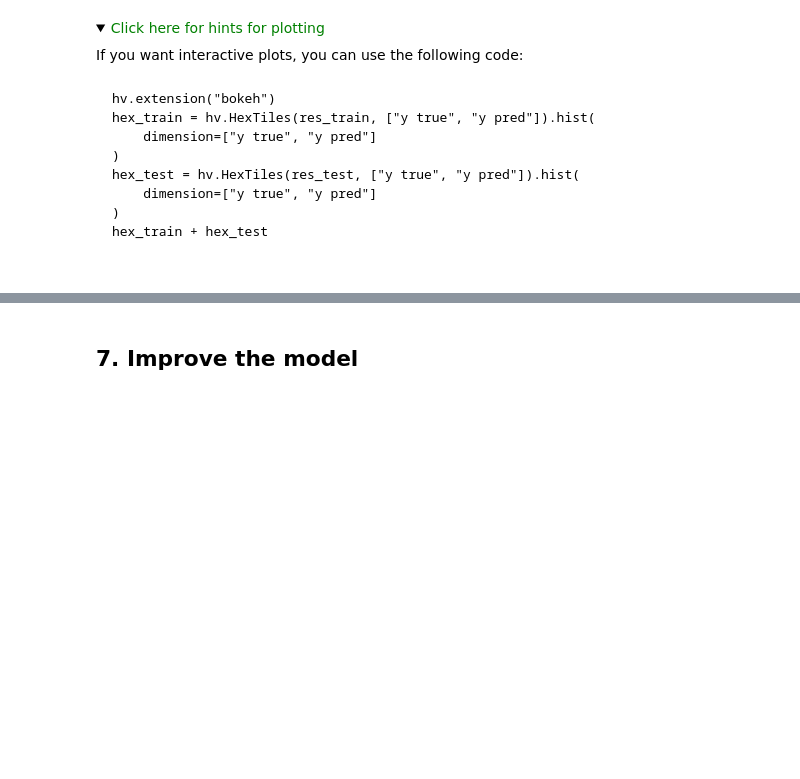
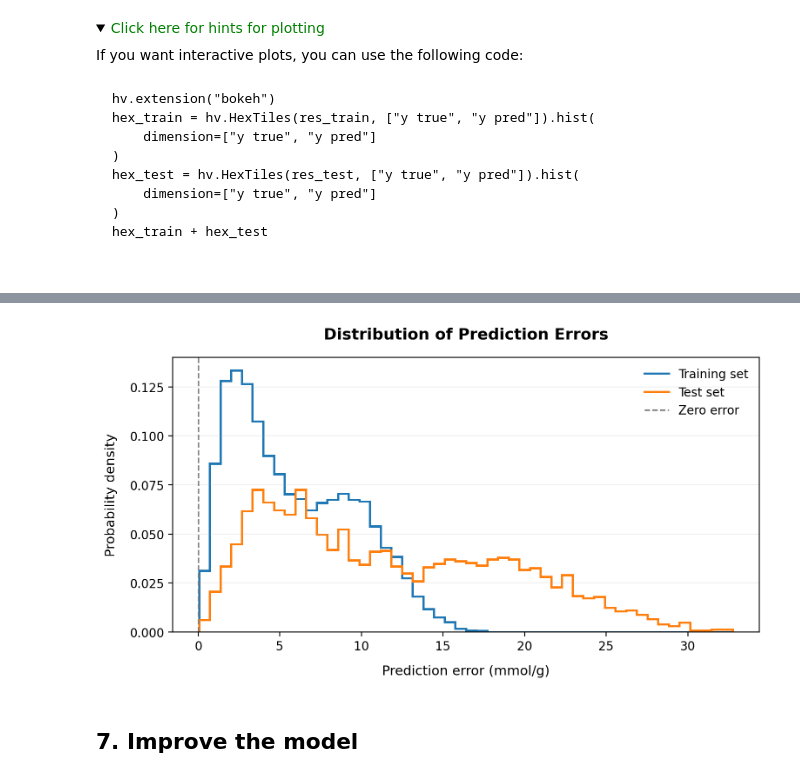
Before and after one commit to marouchkaheck/ml_project_ch315, a Jupyter notebook: groupL_block3_project.ipynb, the cells around one changed output, grey strips where cells are left out. Drawn from its saved outputs; the diff is of its cells as text; code cells hidden in the pictures; folded sections open; blank space fills up the shorter version.

```diff
--- a/groupL_block3_project.ipynb
+++ b/groupL_block3_project.ipynb
@@ -983,13 +1021,12 @@ res_train = {
 # %%
 # Create dictionaries with training and test results to create parity plots
 res_train = {
-    'y true': # fillme using the dataframe,
-    'y pred': # fillme using the model prediction
+'y true': df_train_stratified[TARGET].to_numpy(),
+'y pred': krr.predict(df_train_stratified[FEATURES])
 }
-
 res_test = {
-    'y true': # fillme using the dataframe
-    'y pred': # fillme using the model prediction
+'y true': df_test_stratified[TARGET].to_numpy(),
+'y pred': krr.predict(df_test_stratified[FEATURES])
 }
 # %% [markdown]
 Now, lets calculate the errors
@@ -1021,3 +1069,27 @@ hist_density(res_test['y true'], res_test['y pred'])
+# %%
+bins = np.linspace(
+    min(res_train["error"].min(), res_test["error"].min()),
+    max(res_train["error"].max(), res_test["error"].max()),
+    51
+)
+hist_train, edges = np.histogram(res_train["error"], bins=bins, density=True)
+hist_test, _ = np.histogram(res_test["error"], bins=bins, density=True)
+
+plt.figure(figsize=(8, 4.5))
+plt.stairs(hist_train, edges, label="Training set", linewidth=1.8)
+plt.stairs(hist_test, edges, label="Test set", linewidth=1.8)
+plt.axvline(0, color="gray", linestyle="--", linewidth=1.2, label="Zero error")
+plt.xlabel("Prediction error (mmol/g)", fontsize=11, labelpad=10)
+plt.ylabel("Probability density", fontsize=11, labelpad=10)
+plt.title("Distribution of Prediction Errors", fontsize=13, fontweight="bold", pad=15)
+plt.xticks(fontsize=10)
+plt.yticks(fontsize=10)
+plt.legend(fontsize=10, loc="upper right", frameon=False)
+plt.grid(axis="y", alpha=0.2)
+plt.tight_layout()
+plt.show()
+# %% [output]
+[figure, added]
 # %% [markdown]
 ## 7. Improve the model
 # %% [markdown]
```
Also changed, not shown: parts of 14 cells of this notebook.
